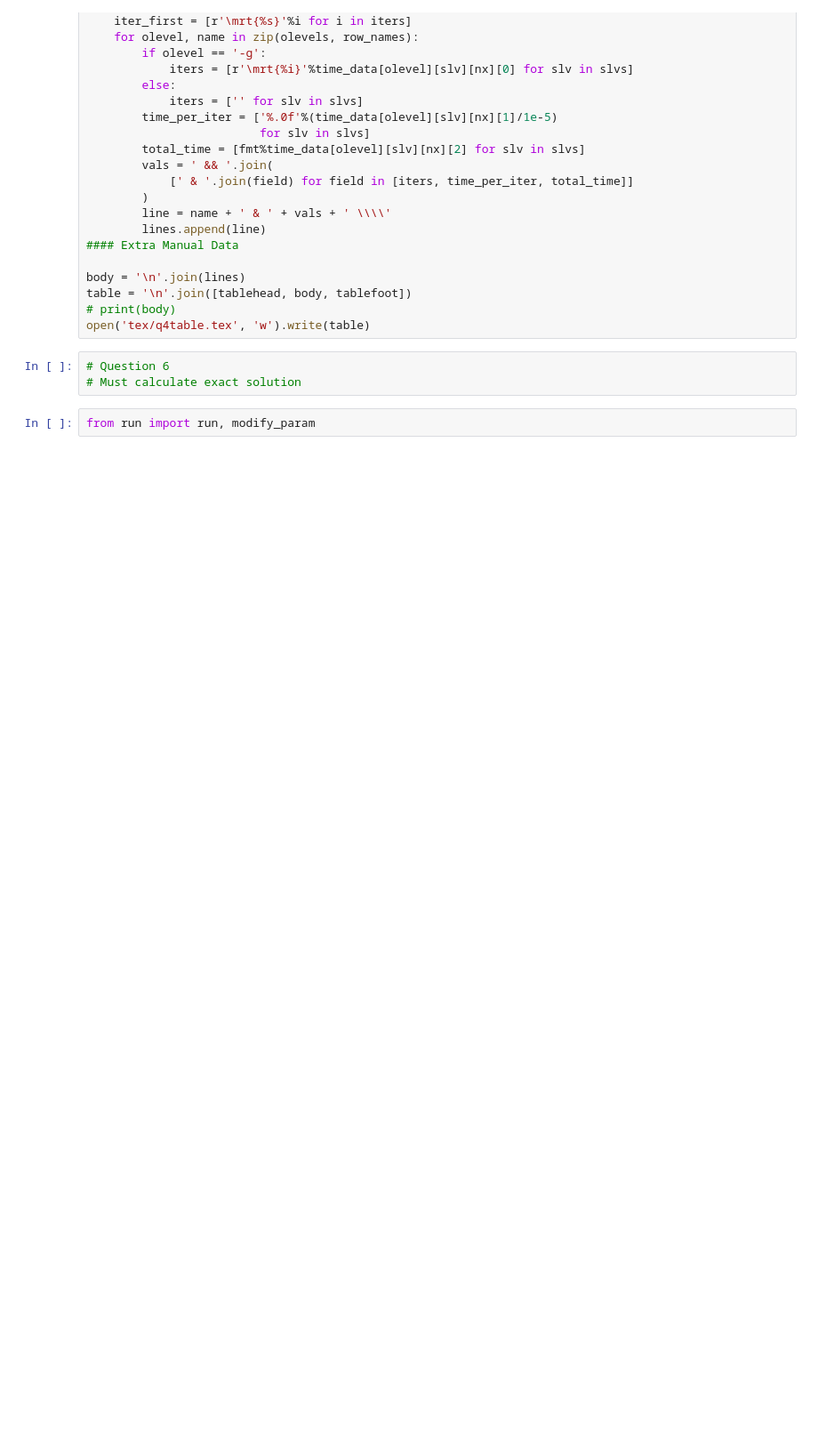
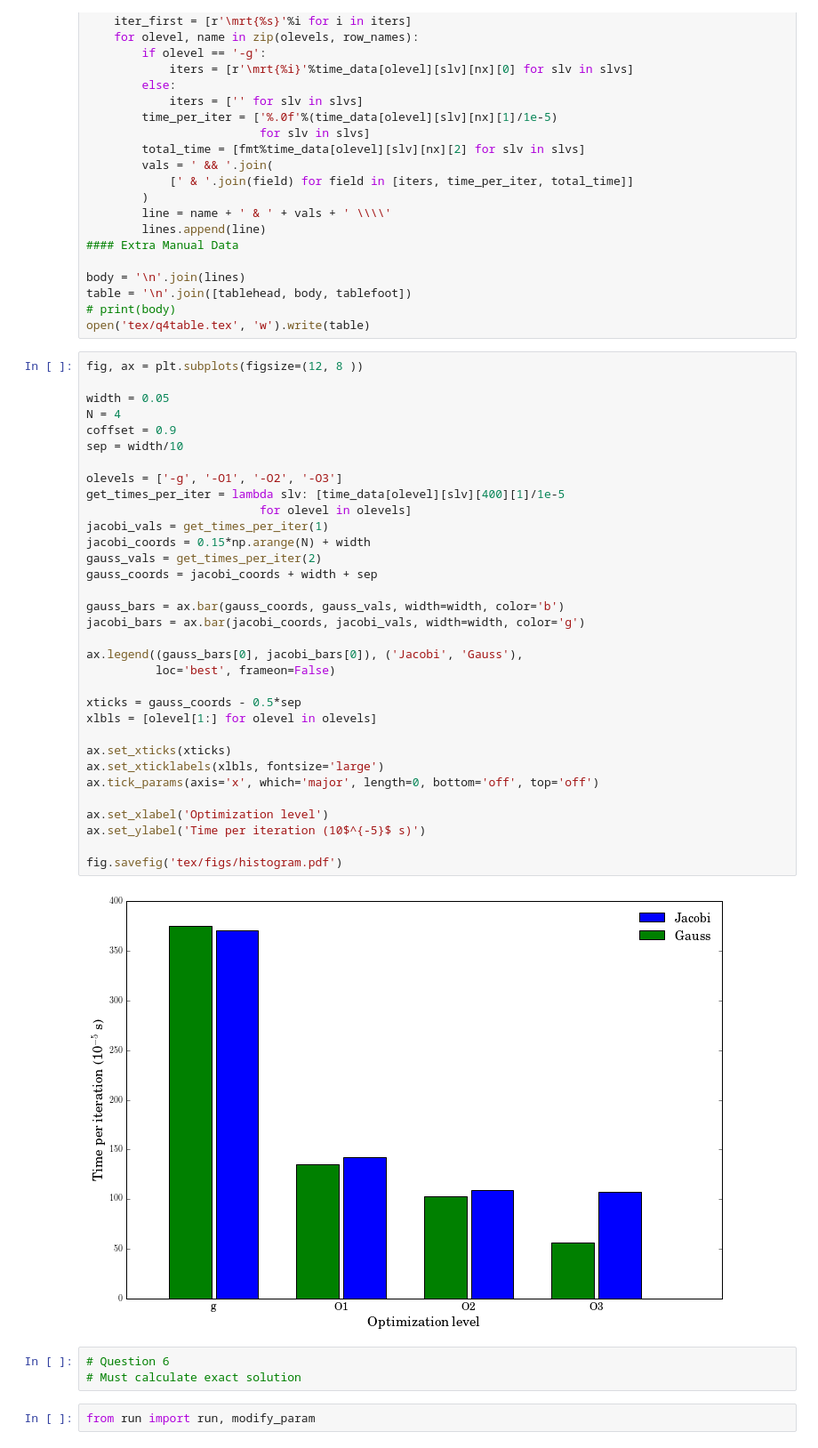
Before and after one commit to selimb/schoolstuff, a Jupyter notebook: mech539/ass2/notebook.ipynb, the cells around one changed output. Shown: that part at 89% size. Saved outputs shown, nothing was run; the diff lists cells and outputs as text; blank space fills up the shorter version.

```diff
--- a/mech539/ass2/notebook.ipynb
+++ b/mech539/ass2/notebook.ipynb
@@ -104,6 +106,41 @@ body = '\n'.join(lines)
 table = '\n'.join([tablehead, body, tablefoot])
 # print(body)
 open('tex/q4table.tex', 'w').write(table)
+# %%
+fig, ax = plt.subplots(figsize=(12, 8 ))
+
+width = 0.05
+N = 4
+coffset = 0.9
+sep = width/10
+
+olevels = ['-g', '-O1', '-O2', '-O3']
+get_times_per_iter = lambda slv: [time_data[olevel][slv][400][1]/1e-5
+                         for olevel in olevels]
+jacobi_vals = get_times_per_iter(1)
+jacobi_coords = 0.15*np.arange(N) + width
+gauss_vals = get_times_per_iter(2)
+gauss_coords = jacobi_coords + width + sep
+
+gauss_bars = ax.bar(gauss_coords, gauss_vals, width=width, color='b')
+jacobi_bars = ax.bar(jacobi_coords, jacobi_vals, width=width, color='g')
+
+ax.legend((gauss_bars[0], jacobi_bars[0]), ('Jacobi', 'Gauss'),
+          loc='best', frameon=False)
+
+xticks = gauss_coords - 0.5*sep
+xlbls = [olevel[1:] for olevel in olevels]
+
+ax.set_xticks(xticks)
+ax.set_xticklabels(xlbls, fontsize='large')
+ax.tick_params(axis='x', which='major', length=0, bottom='off', top='off')
+
+ax.set_xlabel('Optimization level')
+ax.set_ylabel('Time per iteration (10$^{-5}$ s)')
+
+fig.savefig('tex/figs/histogram.pdf')
+# %% [output]
+[figure, added]
 # %%
 # Question 6
 # Must calculate exact solution
```
Also changed, not shown: parts of 6 cells of this notebook, 12 other files.
